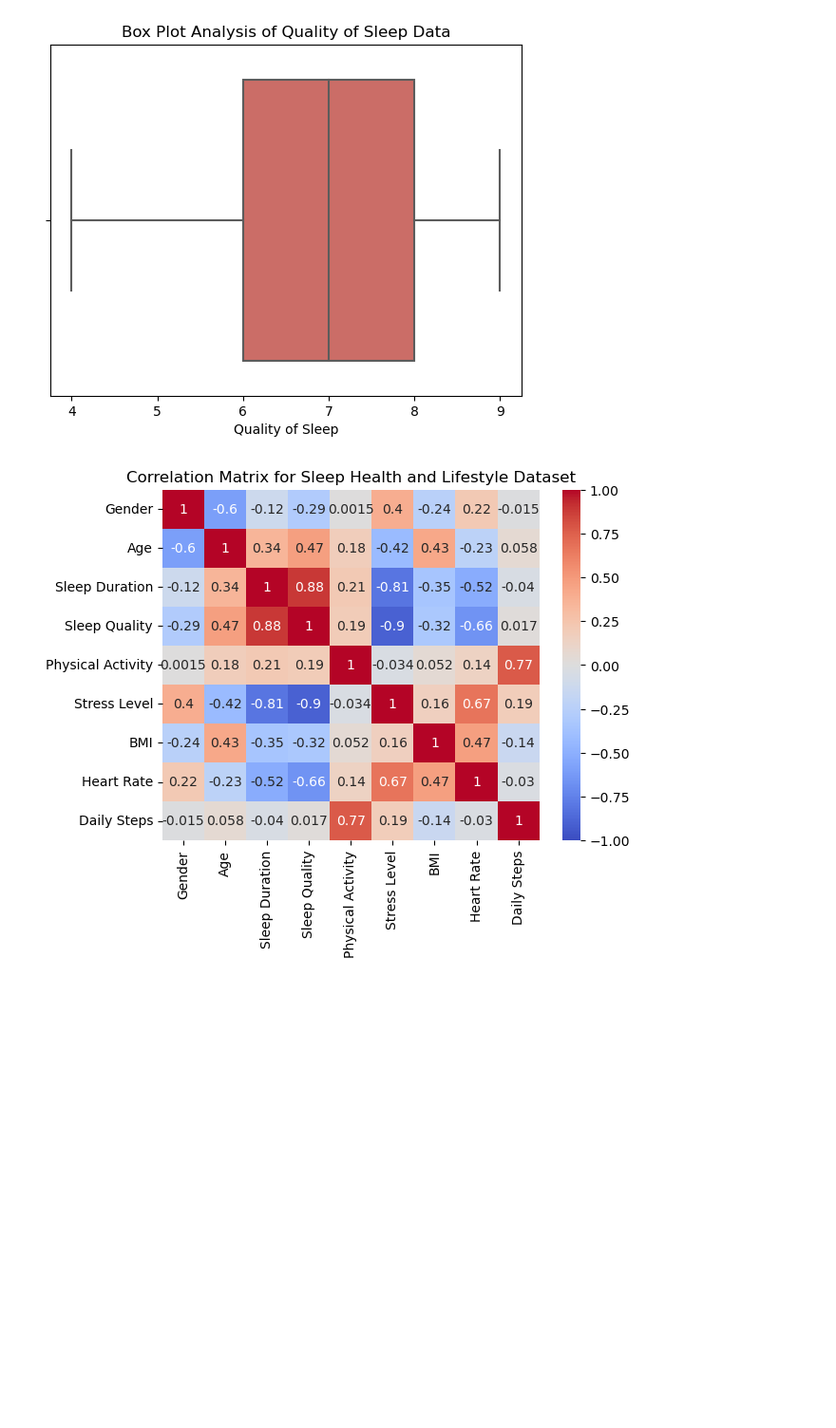
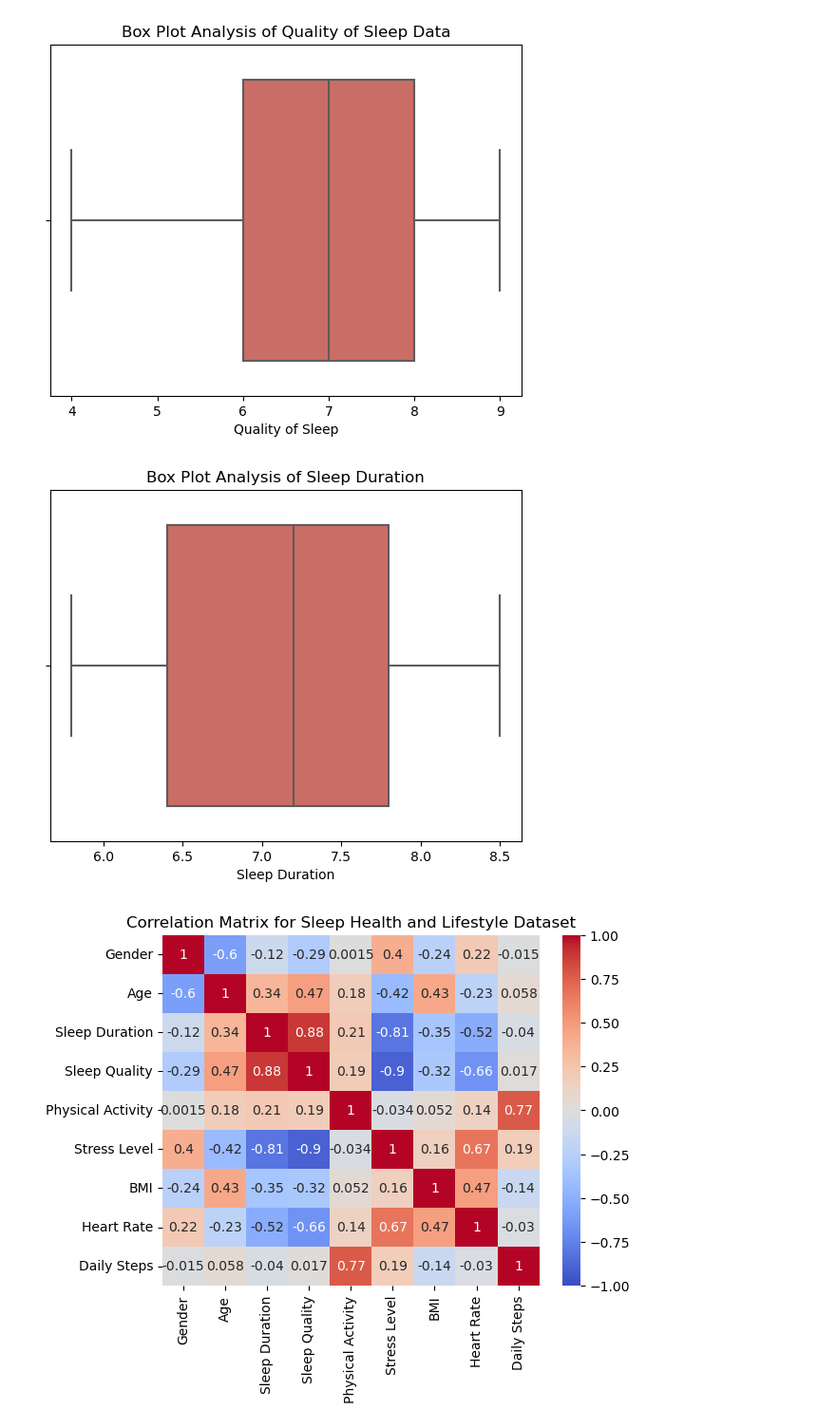
Before and after one commit to ryyu444/ECS-171-Group-Project, a Jupyter notebook: eda/plots.ipynb, the cells around one changed output. Shown: that part at 95% size. Drawn from its saved outputs; the diff is of its cells as text; code cells hidden in the pictures; blank space fills up the shorter version.

Commit message:
added box plot for outlier detection of sleep duration

```diff
--- a/eda/plots.ipynb
+++ b/eda/plots.ipynb
@@ -66,6 +66,13 @@ plt.title("Box Plot Analysis of Quality of Sleep Data")
 plt.show()
 # %% [output]
 [figure]
+# %%
+# Box plot of sleep duration
+sns.boxplot(x = 'Sleep Duration', data=df, palette = 'hls', flierprops = dict(markerfacecolor = 'orange', marker = 'o'))
+plt.title("Box Plot Analysis of Sleep Duration")
+plt.show()
+# %% [output]
+[figure, added]
 # %%
 # Correlation Matrix
 sns.heatmap(data.corr(), vmin = -1, vmax = 1, center = 0, annot = True, cmap = "coolwarm")
```
Also changed, not shown: parts of 2 cells of this notebook.
